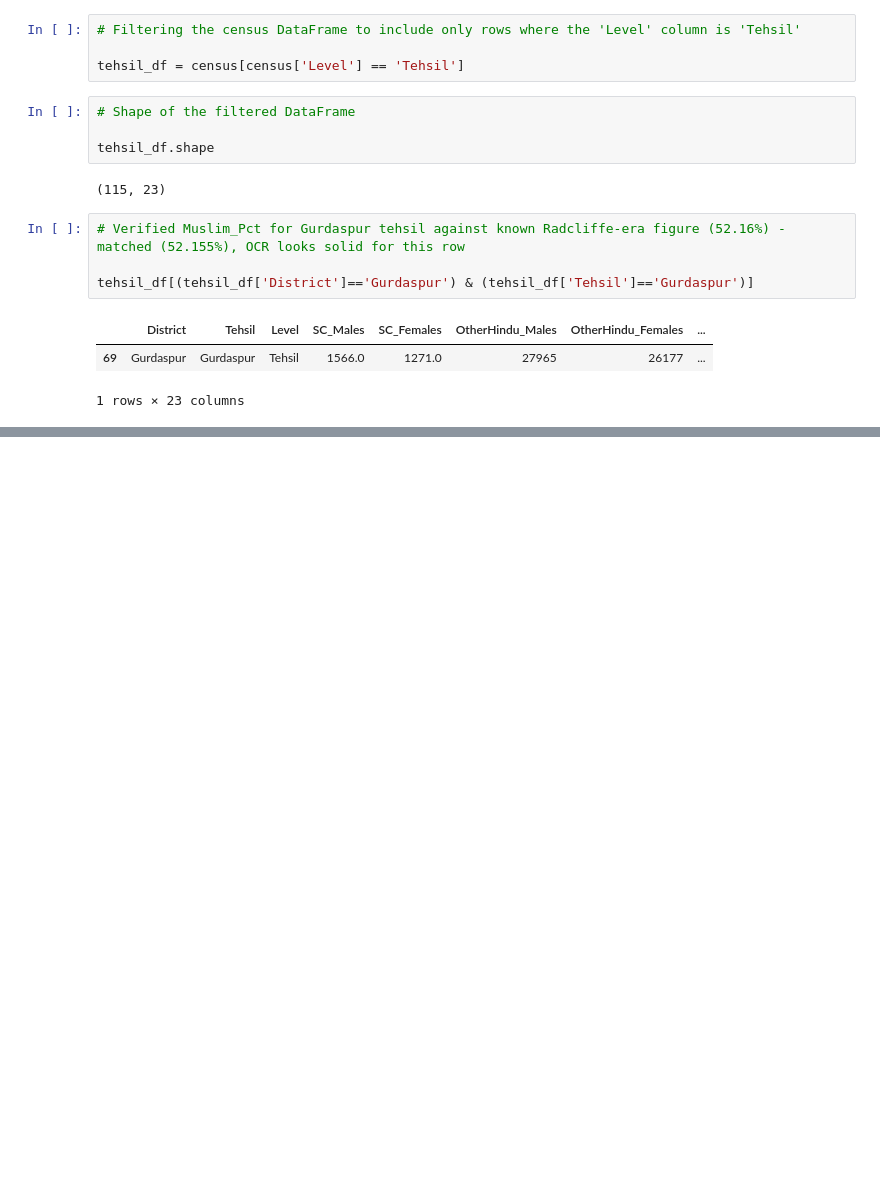
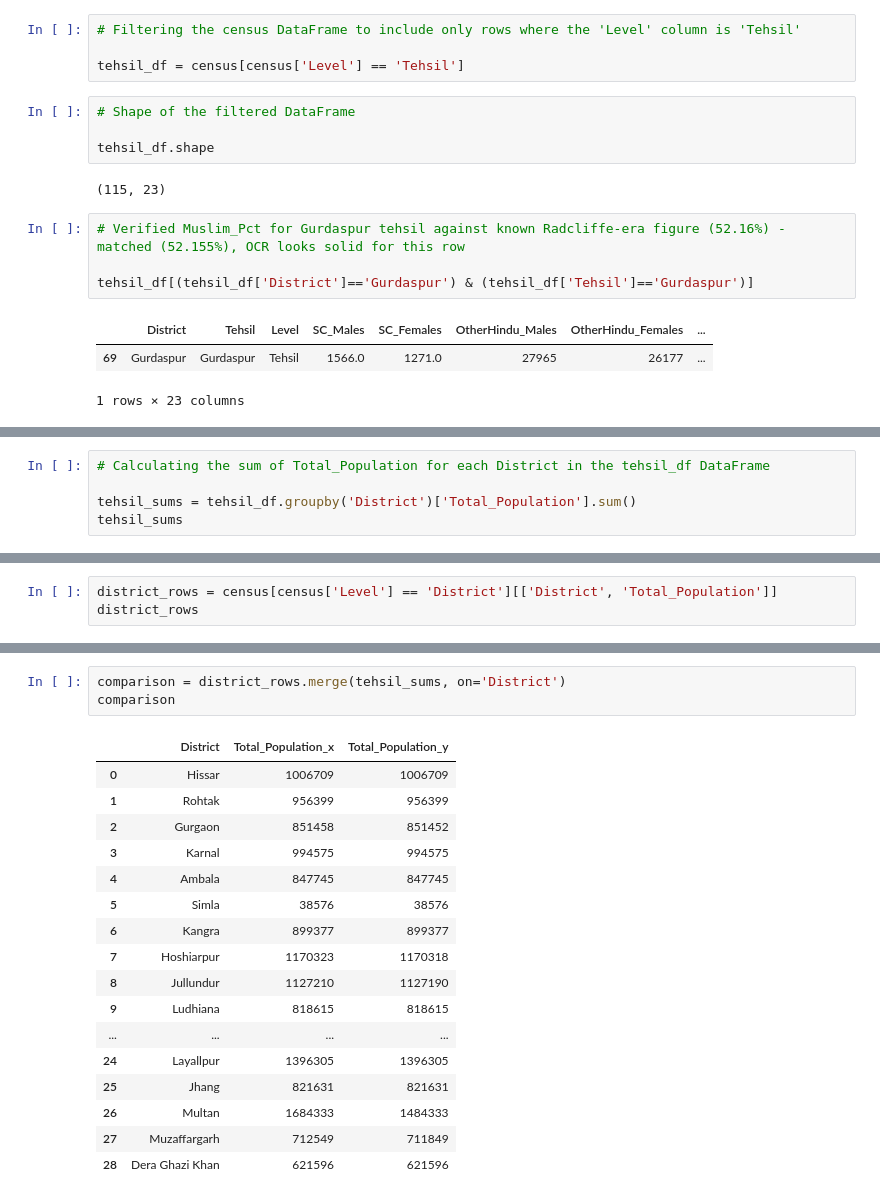
Before and after one commit to prabh9050/the-line-and-the-ledger, a Jupyter notebook: notebooks/01_EDA.ipynb, the cells around one changed output, grey strips where cells are left out. Drawn from its saved outputs; the diff is of its cells as text; blank space fills up the shorter version.

Commit message:
Validate district totals against tehsil sums, identify 14 OCR mismatches (Multan flagged as major error)

```diff
--- a/notebooks/01_EDA.ipynb
+++ b/notebooks/01_EDA.ipynb
@@ -122,0 +148,5 @@ tehsil_df[(tehsil_df['District']=='Gurdaspur') & (tehsil_df['Tehsil']=='Gurdaspu
+# %%
+# Calculating the sum of Total_Population for each District in the tehsil_df DataFrame
+
+tehsil_sums = tehsil_df.groupby('District')['Total_Population'].sum()
+tehsil_sums
@@ -122,0 +171,3 @@ tehsil_df[(tehsil_df['District']=='Gurdaspur') & (tehsil_df['Tehsil']=='Gurdaspu
+# %%
+district_rows = census[census['Level'] == 'District'][['District', 'Total_Population']]
+district_rows
@@ -122,0 +192,21 @@ tehsil_df[(tehsil_df['District']=='Gurdaspur') & (tehsil_df['Tehsil']=='Gurdaspu
+# %%
+comparison = district_rows.merge(tehsil_sums, on='District')
+comparison
+# %% [output]
+|  | District | Total_Population_x | Total_Population_y |
+| 0 | Hissar | 1006709 | 1006709 |
+| 1 | Rohtak | 956399 | 956399 |
+| 2 | Gurgaon | 851458 | 851452 |
+| 3 | Karnal | 994575 | 994575 |
+| 4 | Ambala | 847745 | 847745 |
+| 5 | Simla | 38576 | 38576 |
+| 6 | Kangra | 899377 | 899377 |
+| 7 | Hoshiarpur | 1170323 | 1170318 |
+| 8 | Jullundur | 1127210 | 1127190 |
+| 9 | Ludhiana | 818615 | 818615 |
+| ... | ... | ... | ... |
+| 24 | Layallpur | 1396305 | 1396305 |
+| 25 | Jhang | 821631 | 821631 |
+| 26 | Multan | 1684333 | 1484333 |
+| 27 | Muzaffargarh | 712549 | 711849 |
+| 28 | Dera Ghazi Khan | 621596 | 621596 |
```
Also changed, not shown: parts of 4 cells of this notebook.
